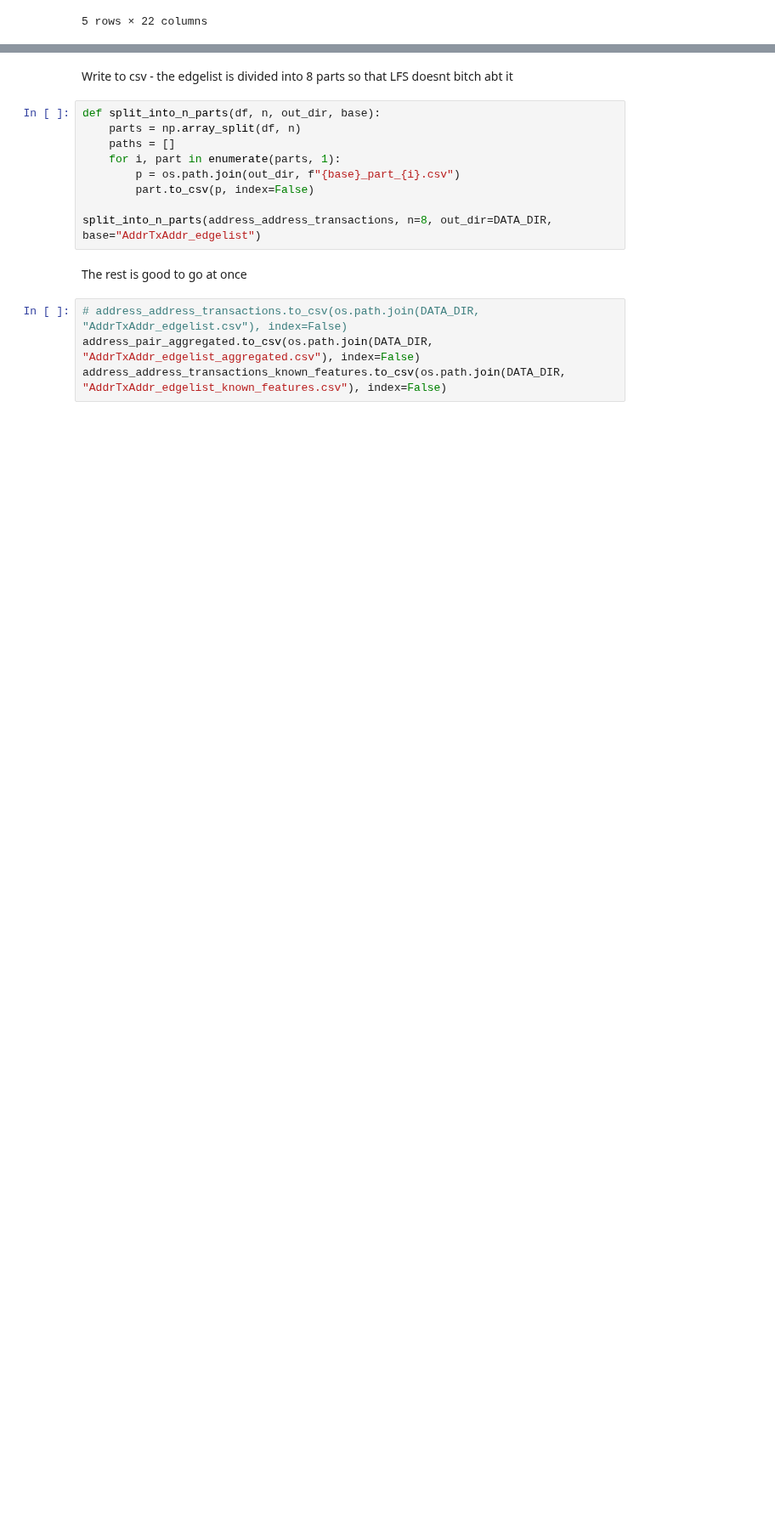
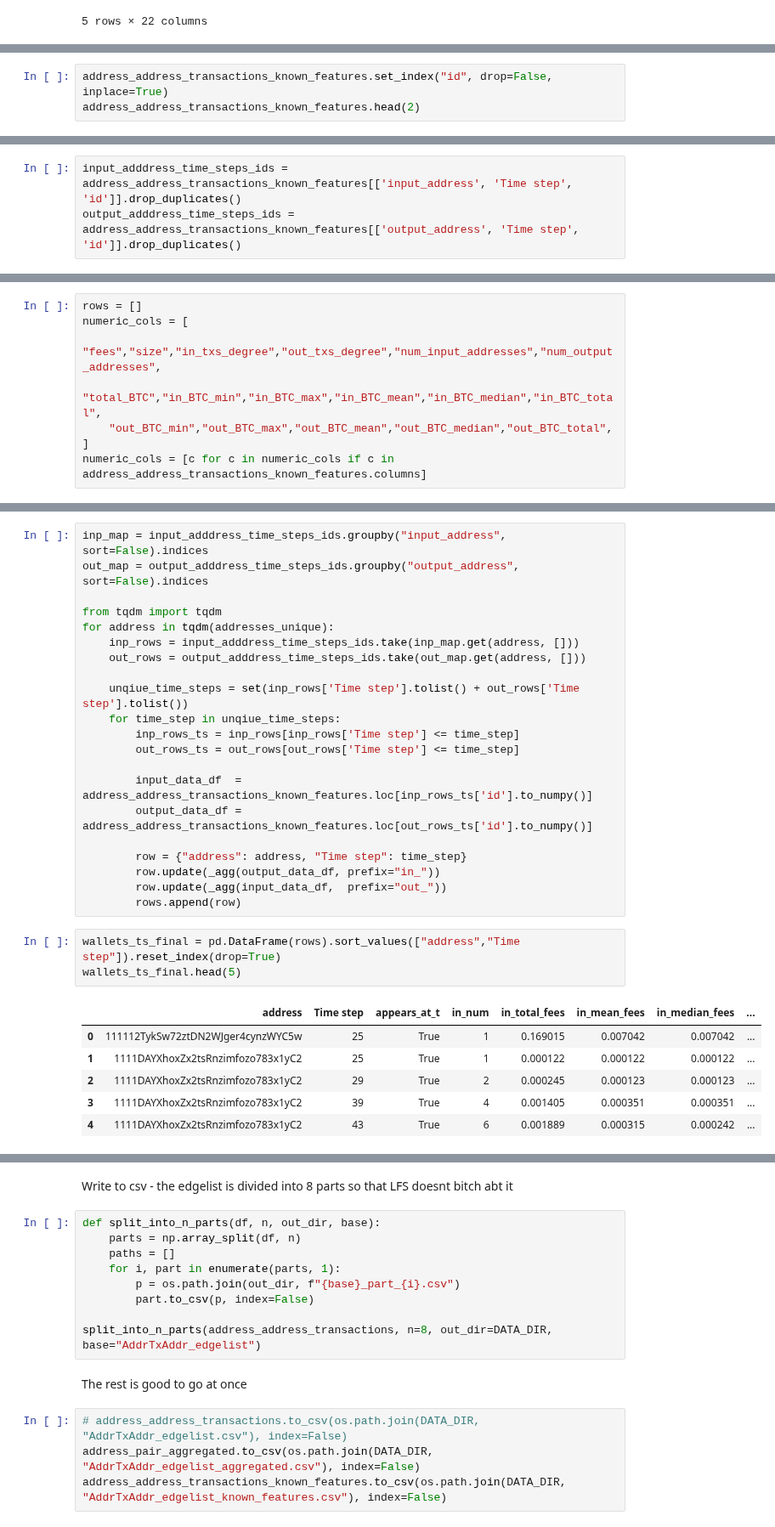
Before and after one commit to flatala/graph_ml, a Jupyter notebook: notebooks/load_dataset.ipynb, the cells around one changed output, grey strips where cells are left out. Shown at 85% size. Cells and saved outputs as stored; diff of their text form; blank space fills up the shorter version.

```diff
--- a/notebooks/load_dataset.ipynb
+++ b/notebooks/load_dataset.ipynb
@@ -268,0 +249,3 @@ address_address_transactions_known_features.head(5)
+# %%
+address_address_transactions_known_features.set_index("id", drop=False, inplace=True)
+address_address_transactions_known_features.head(2)
@@ -268,0 +258,3 @@ address_address_transactions_known_features.head(5)
+# %%
+input_adddress_time_steps_ids = address_address_transactions_known_features[['input_address', 'Time step', 'id']].drop_duplicates()
+output_adddress_time_steps_ids = address_address_transactions_known_features[['output_address', 'Time step', 'id']].drop_duplicates()
@@ -268,0 +264,8 @@ address_address_transactions_known_features.head(5)
+# %%
+rows = []
+numeric_cols = [
+    "fees","size","in_txs_degree","out_txs_degree","num_input_addresses","num_output_addresses",
+    "total_BTC","in_BTC_min","in_BTC_max","in_BTC_mean","in_BTC_median","in_BTC_total",
+    "out_BTC_min","out_BTC_max","out_BTC_mean","out_BTC_median","out_BTC_total",
+]
+numeric_cols = [c for c in numeric_cols if c in address_address_transactions_known_features.columns]
@@ -268,0 +316,31 @@ address_address_transactions_known_features.head(5)
+# %%
+inp_map = input_adddress_time_steps_ids.groupby("input_address", sort=False).indices
+out_map = output_adddress_time_steps_ids.groupby("output_address", sort=False).indices
+
+from tqdm import tqdm
+for address in tqdm(addresses_unique):
+    inp_rows = input_adddress_time_steps_ids.take(inp_map.get(address, []))
+    out_rows = output_adddress_time_steps_ids.take(out_map.get(address, []))
+
+    unqiue_time_steps = set(inp_rows['Time step'].tolist() + out_rows['Time step'].tolist())
+    for time_step in unqiue_time_steps:
+        inp_rows_ts = inp_rows[inp_rows['Time step'] <= time_step]
+        out_rows_ts = out_rows[out_rows['Time step'] <= time_step]
+
+        input_data_df  = address_address_transactions_known_features.loc[inp_rows_ts['id'].to_numpy()]
+        output_data_df = address_address_transactions_known_features.loc[out_rows_ts['id'].to_numpy()]
+
+        row = {"address": address, "Time step": time_step}
+        row.update(_agg(output_data_df, prefix="in_"))
+        row.update(_agg(input_data_df,  prefix="out_"))
+        rows.append(row)
+# %%
+wallets_ts_final = pd.DataFrame(rows).sort_values(["address","Time step"]).reset_index(drop=True)
+wallets_ts_final.head(5)
+# %% [output]
+|  | address | Time step | appears_at_t | in_num | in_total_fees | in_mean_fees | in_median_fees | ... |
+| 0 | 111112TykSw72ztDN2WJger4cynzWYC5w | 25 | True | 1 | 0.169015 | 0.007042 | 0.007042 | ... |
+| 1 | 1111DAYXhoxZx2tsRnzimfozo783x1yC2 | 25 | True | 1 | 0.000122 | 0.000122 | 0.000122 | ... |
+| 2 | 1111DAYXhoxZx2tsRnzimfozo783x1yC2 | 29 | True | 2 | 0.000245 | 0.000123 | 0.000123 | ... |
+| 3 | 1111DAYXhoxZx2tsRnzimfozo783x1yC2 | 39 | True | 4 | 0.001405 | 0.000351 | 0.000351 | ... |
+| 4 | 1111DAYXhoxZx2tsRnzimfozo783x1yC2 | 43 | True | 6 | 0.001889 | 0.000315 | 0.000242 | ... |
```
Also changed, not shown: parts of 30 cells of this notebook, 4 other files.
